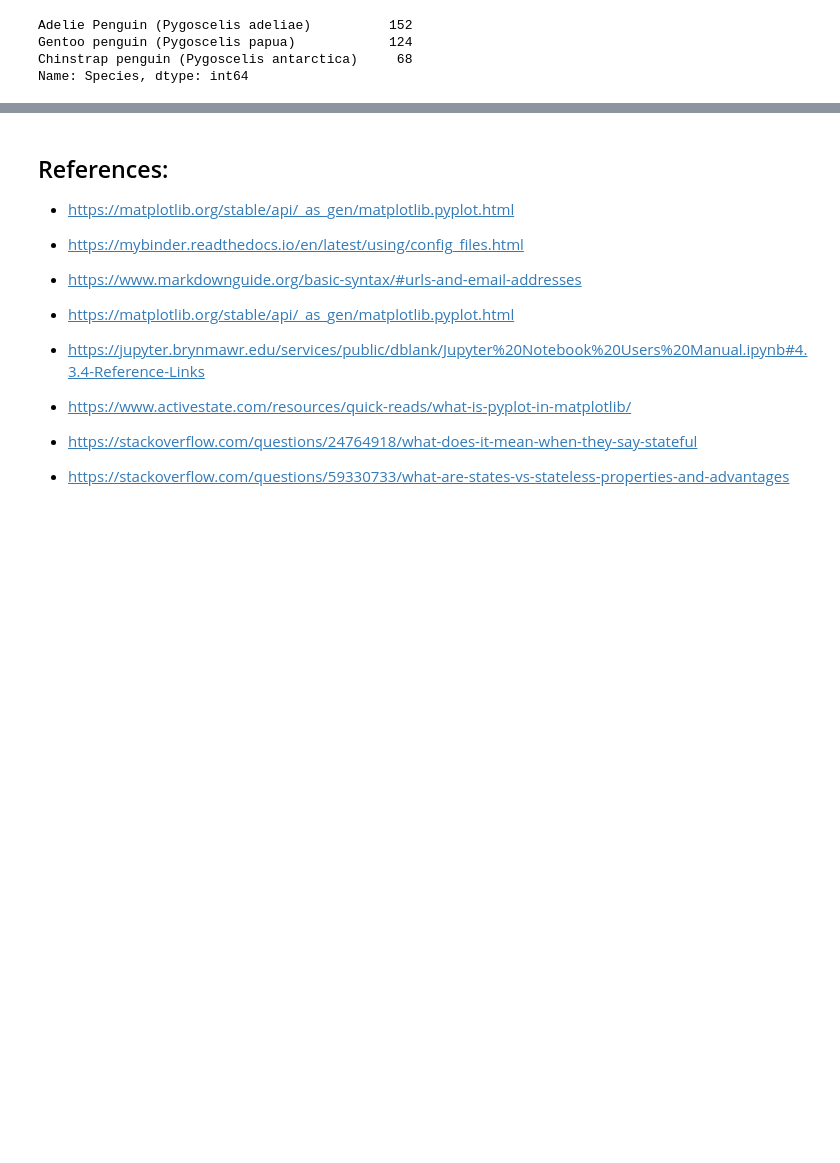
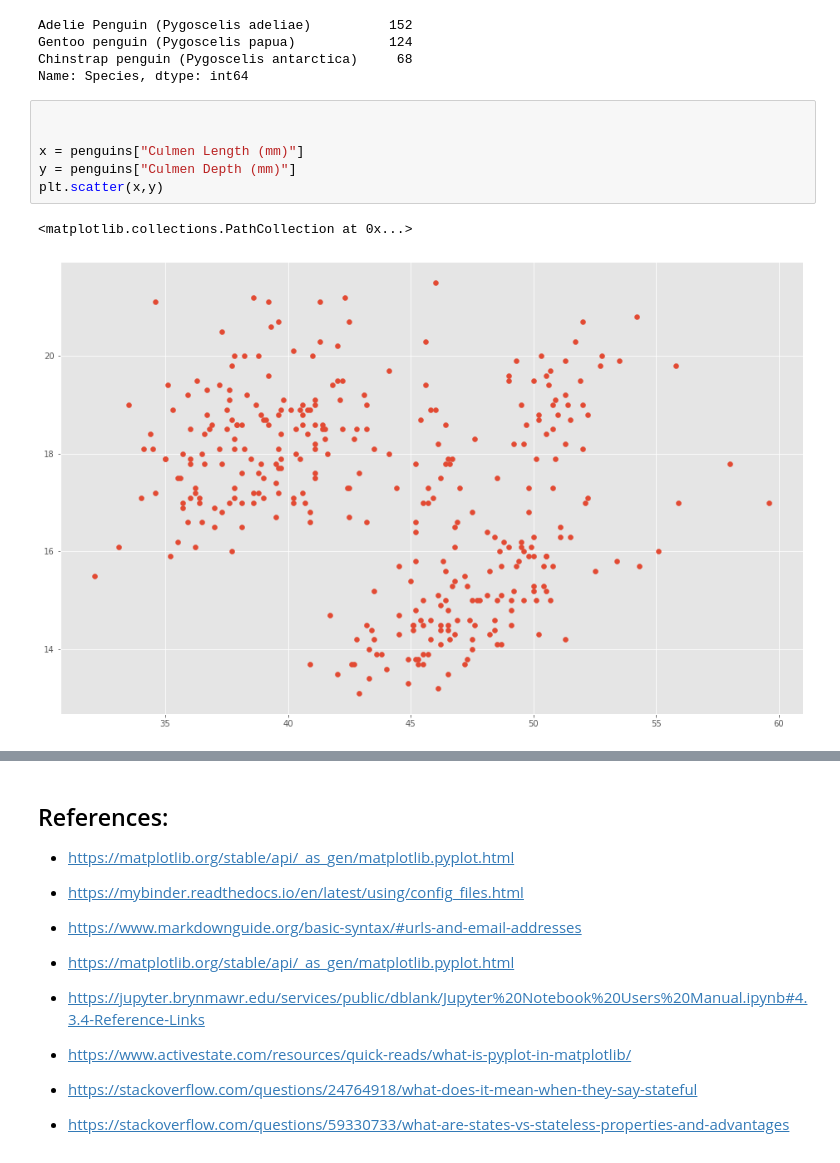
Before and after one commit to kaob1991/fundamentals-DA-assessment, a Jupyter notebook: pyplot.ipynb, the cells around one changed output, grey strips where cells are left out. Cells and saved outputs as stored; diff of their text form; blank space fills up the shorter version.

Commit message:
scatterplot created

```diff
--- a/pyplot.ipynb
+++ b/pyplot.ipynb
@@ -367,3 +367,12 @@ Adelie Penguin (Pygoscelis adeliae)          152
 Gentoo penguin (Pygoscelis papua)            124
 Chinstrap penguin (Pygoscelis antarctica)     68
 Name: Species, dtype: int64
+# %%
+
+
+x = penguins["Culmen Length (mm)"]
+y = penguins["Culmen Depth (mm)"]
+plt.scatter(x,y)
+# %% [output]
+<matplotlib.collections.PathCollection at 0x...>
+[figure, added]
```
Also changed, not shown: parts of 1 cell of this notebook.
